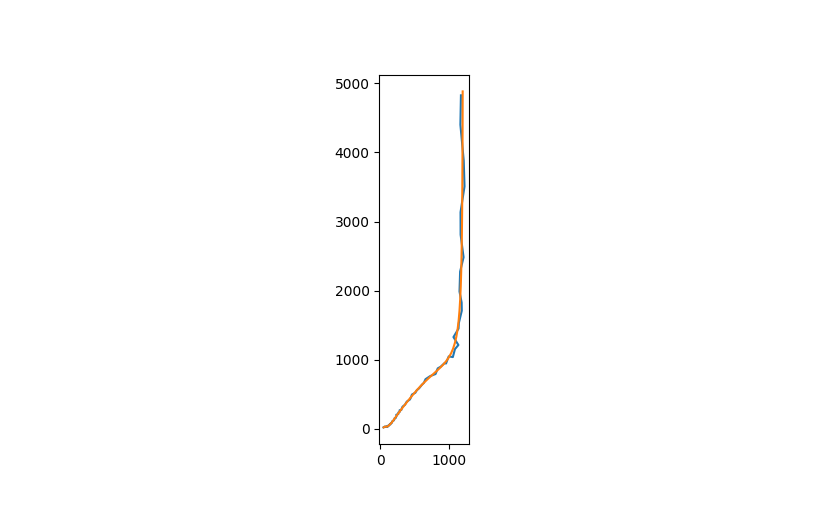
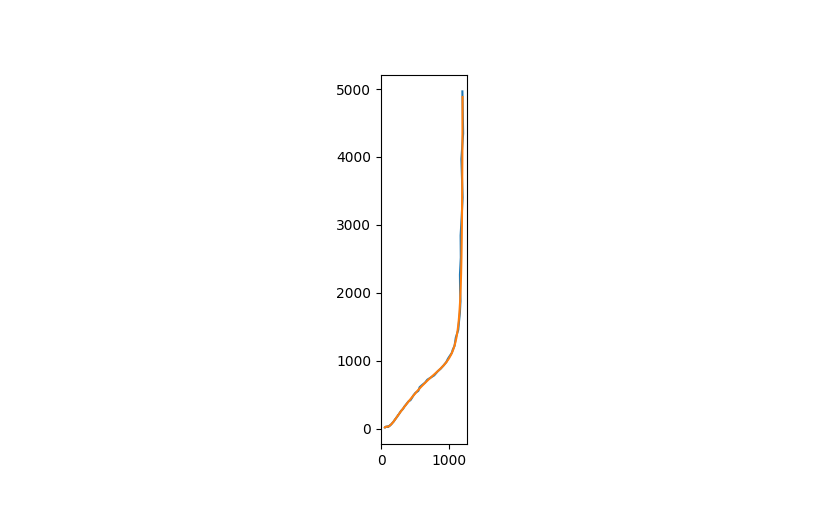
Before and after one commit to Yugal0/fitting-final, a Jupyter notebook: Noise added/2step.ipynb, the cells around one changed output. Cells and saved outputs as stored; diff of their text form; code cells hidden in the pictures.

```diff
--- a/Noise added/2step.ipynb
+++ b/Noise added/2step.ipynb
@@ -13,32 +13,32 @@ from scipy.integrate import solve_bvp
 # %%
 freq_list=np.logspace(-1,4,100)
 #parameter for the TLM
-Q=6.61e-4
-alpha=1
+Q_dt=6.61e-4
+alpha_dt=1
 
-R1=1000
-delta1=0.12
-R2=2000
-delta2=0.17
-R3=2.15*194.5
+R1_dt=1000
+delta1_dt=0.12
+R2_dt=2000
+delta2_dt=0.17
+R3_dt=2.15*194.5
 
 
 #initial guesses for the HFR intercept and for any semicircle like features in the EIS data
 Rhfr=40
 Rrxn=40
 Qdl=1e-6
 alpha2=1
 
-cmodel=CustomCircuit(initial_guess=[R1,R1*Q,R2*Q,delta1,alpha,Rhfr,Rrxn,Qdl,alpha2],circuit="TLMtwo_1-R_1-p(R_2,CPE_1)")
+cmodel=CustomCircuit(initial_guess=[R1_dt,R1_dt*Q_dt,R2_dt*Q_dt,delta1_dt,alpha_dt,Rhfr,Rrxn,Qdl,alpha2],circuit="TLMtwo_1-R_1-p(R_2,CPE_1)")
 zexp=cmodel.predict(frequencies=freq_list)
-zexp_noise=np.real(zexp)+np.random.normal(0,0.01,(len(zexp)))*np.real(zexp)+(np.imag(zexp)+np.random.normal(0,0.02,(len(zexp)))*np.imag(zexp))*1j
+zexp_noise=np.real(zexp)+np.random.normal(0,0.01,(len(zexp)))*np.real(zexp)+(np.imag(zexp)+np.random.normal(0,0.01,(len(zexp)))*np.imag(zexp))*1j
 fig, ax =plt.subplots()
 # ax.plot([0,delta1,delta1,1],[R1,R1,R2,R2])
 ax.plot(np.real(zexp_noise),-np.imag(zexp_noise))
 ax.plot(np.real(zexp),-np.imag(zexp))
 ax.set_aspect("equal")
 # %% [output]
-[figure, old version]
+[figure, new version]
 # %%
 #initial guesses for the TLM
 #Double layer Capacitance inside porous electrode
```
Also changed, not shown: parts of 6 cells of this notebook.
